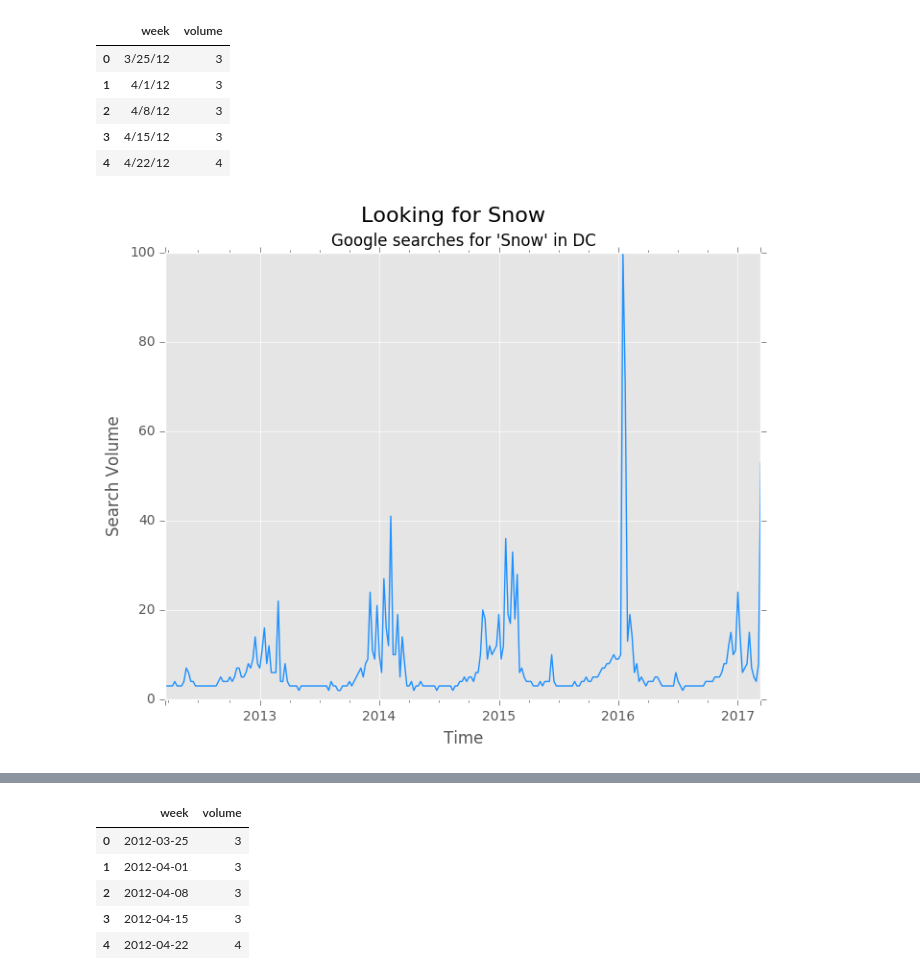
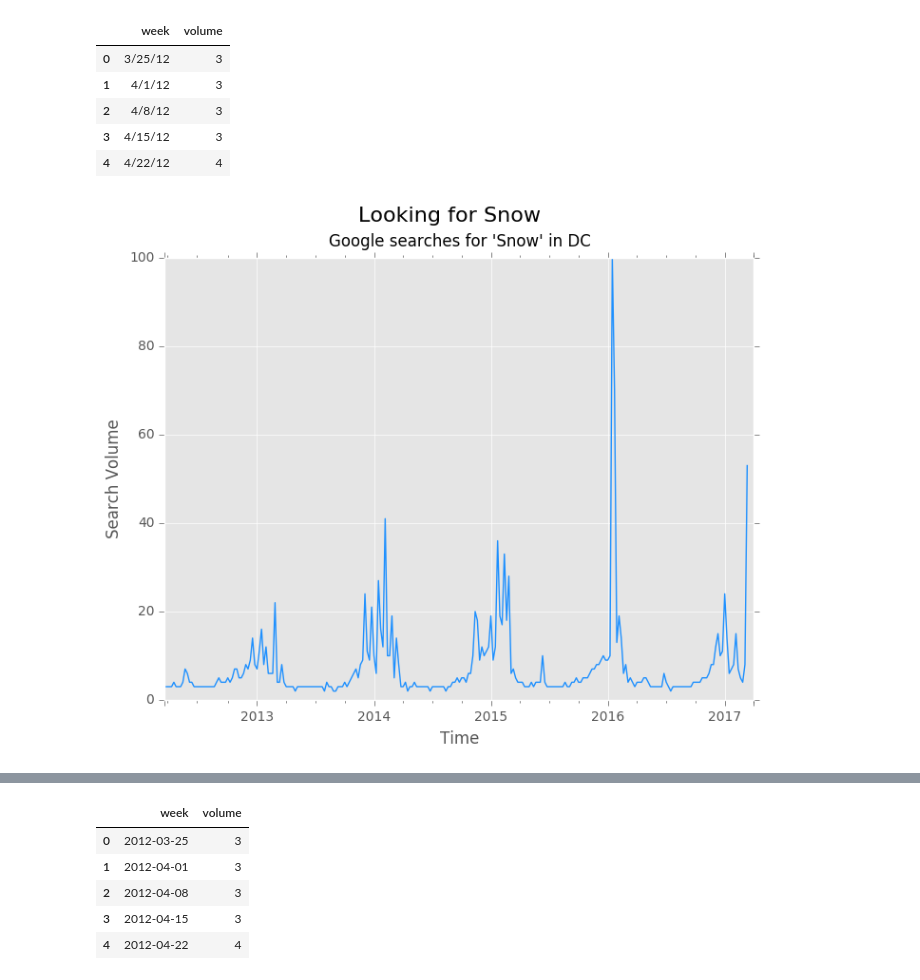
Before and after one commit to josephofiowa/zenzic, a Jupyter notebook: federal-snow/fed-closure-analysis.ipynb, the cells around one changed output, grey strips where cells are left out. Drawn from its saved outputs; the diff is of its cells as text; code cells hidden in the pictures.

```diff
--- a/federal-snow/fed-closure-analysis.ipynb
+++ b/federal-snow/fed-closure-analysis.ipynb
@@ -279,10 +286,11 @@ search_ts = search.set_index('week')
 # %%
 # plot it
 search_ts.plot(color='dodgerblue', legend=None)
-plt.suptitle("Looking for Snow", size=16)
-plt.title("Google searches for 'Snow' in DC", size=12)
+plt.suptitle("Looking for Snow", y=.99, size=16)
+plt.title("Google searches for 'Snow' in DC", y=1.01, size=12)
+plt.xlim([search_ts.index.min(), '2017-04'])
 plt.xlabel('Time')
 plt.ylabel('Search Volume')
 plt.show()
 # %% [output]
-[figure, old version]
+[figure, new version]
```
Also changed, not shown: parts of 6 cells of this notebook.
